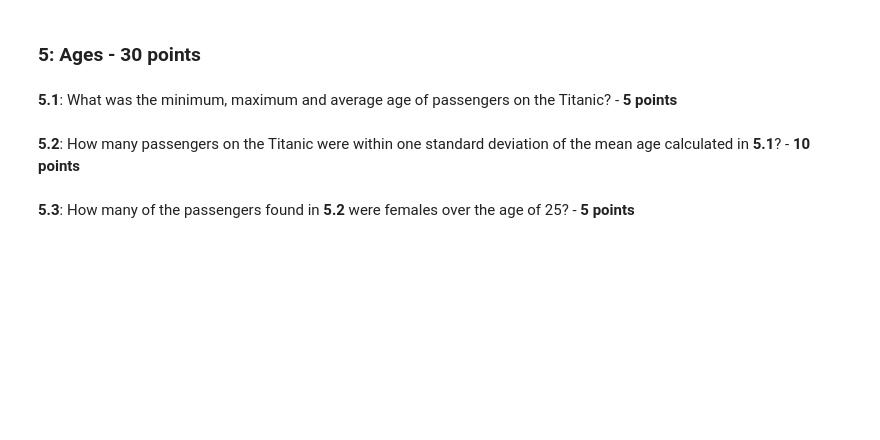
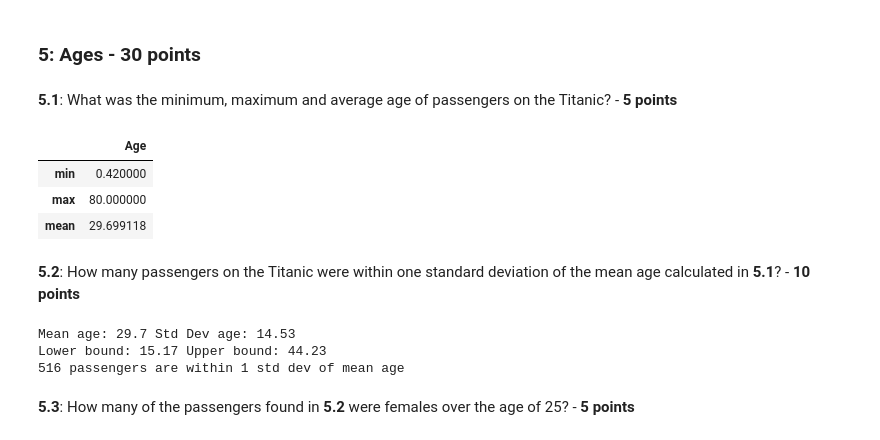
Before and after one commit to surf-guy/DSE200, a Jupyter notebook: HW/HW_2.ipynb, the cells around one changed output. Saved outputs shown, nothing was run; the diff lists cells and outputs as text; code cells hidden in the pictures; blank space fills up the shorter version.

```diff
--- a/HW/HW_2.ipynb
+++ b/HW/HW_2.ipynb
@@ -262,2 +291,9 @@ dtype: float64
+# %%
+passengers.agg({'Age' : ['min', 'max', 'mean']})
+# %% [output]
+|  | Age |
+| min | 0.420000 |
+| max | 80.000000 |
+| mean | 29.699118 |
 # %% [markdown]
 **5.2**: How many passengers on the Titanic were within one standard deviation of the mean age calculated in **5.1**? - **10 points**
@@ -266,2 +300,16 @@ dtype: float64
+# %%
+mean_age=passengers['Age'].mean()
+std_age=passengers['Age'].std()
+print("Mean age:", round(mean_age,2), "Std Dev age:",round(std_age,2))
+lower_bound=mean_age-std_age
+upper_bound=mean_age+std_age
+print("Lower bound:", round(lower_bound,2), "Upper bound:",round(upper_bound,2))
+
+pax_within=passengers['Age'].between(lower_bound, upper_bound).sum()
+print(pax_within, "passengers are within 1 std dev of mean age")
+# %% [output]
+Mean age: 29.7 Std Dev age: 14.53
+Lower bound: 15.17 Upper bound: 44.23
+516 passengers are within 1 std dev of mean age
 # %% [markdown]
 **5.3**: How many of the passengers found in **5.2** were females over the age of 25? - **5 points**
```
Also changed, not shown: parts of 13 cells of this notebook.
